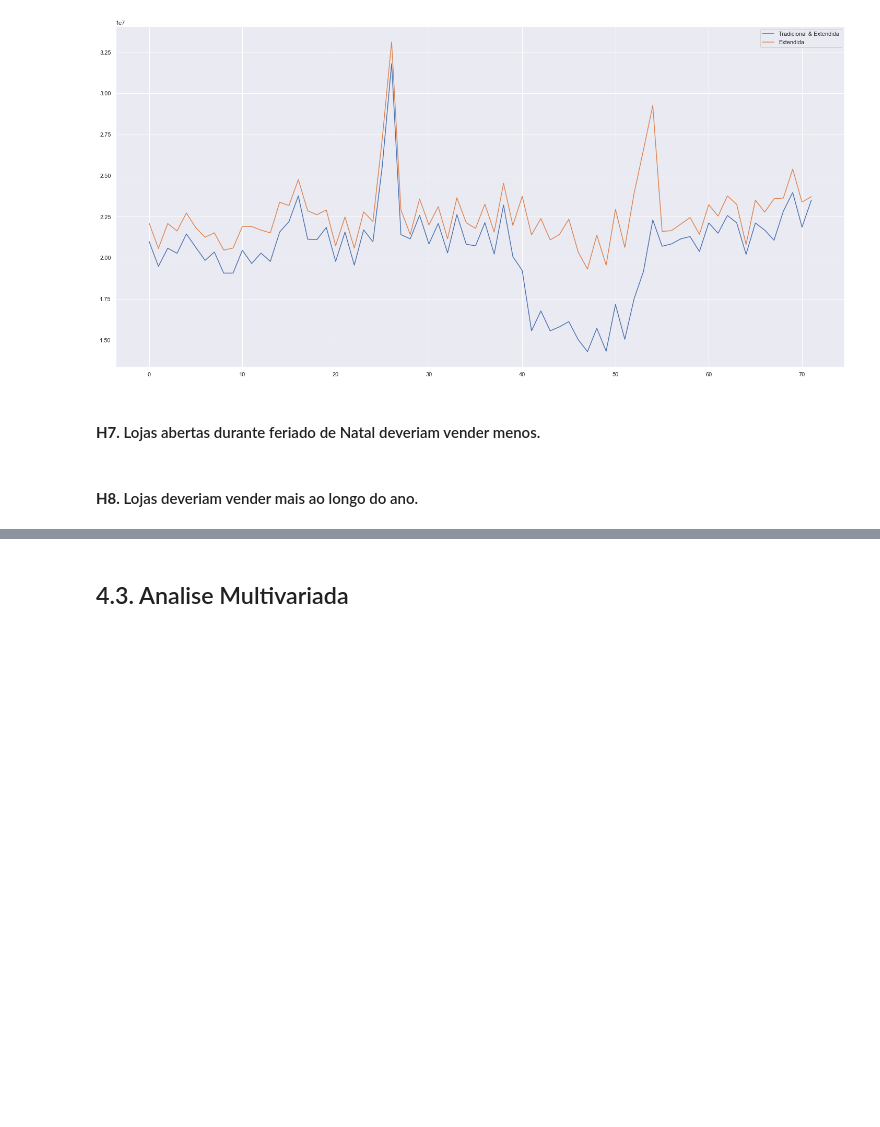
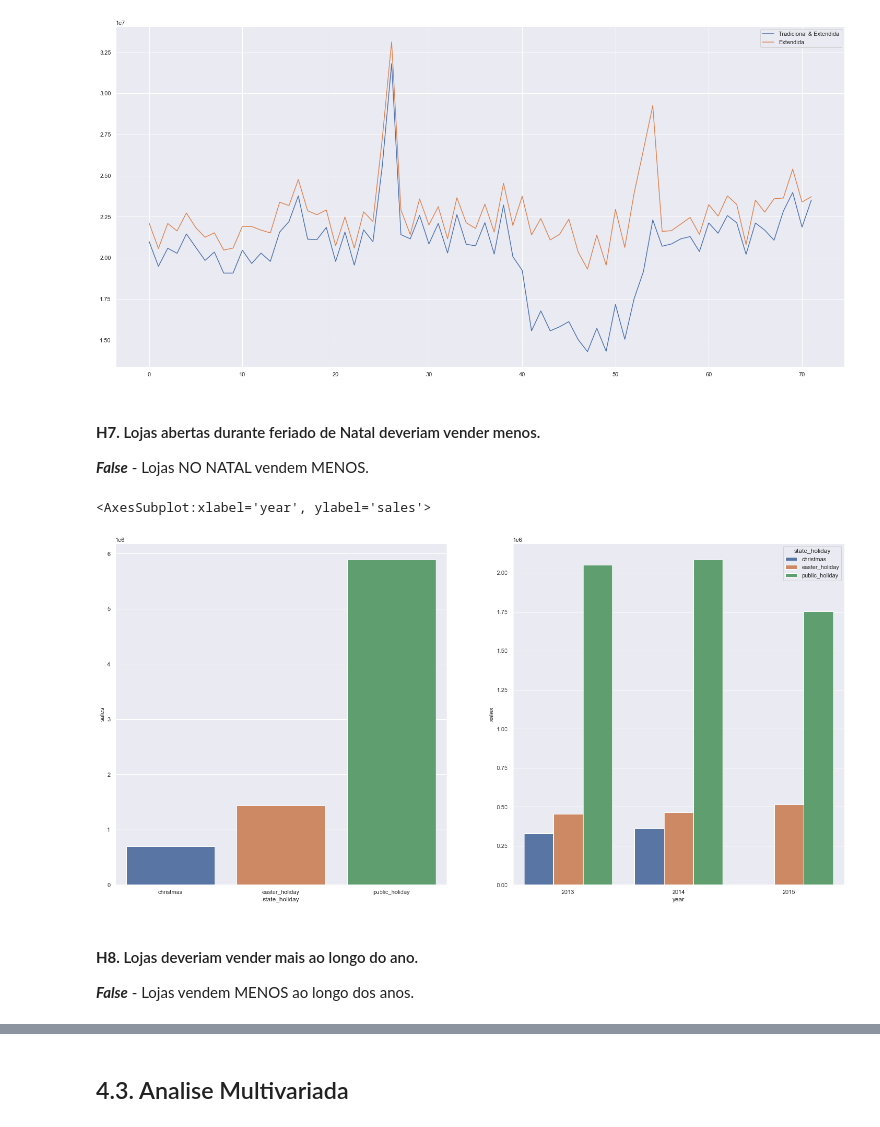
Before and after one commit to PedrosaFelipe/DS-Producao, a Jupyter notebook: Store_Sales_Prediction.ipynb, the cells around one changed output, grey strips where cells are left out. Saved outputs shown, nothing was run; the diff lists cells and outputs as text; code cells hidden in the pictures; blank space fills up the shorter version.

```diff
--- a/Store_Sales_Prediction.ipynb
+++ b/Store_Sales_Prediction.ipynb
@@ -667,5 +667,19 @@ ax.legend(labels=['Tradicional & Extendida','Extendida'])
 [figure]
 # %% [markdown]
 #### **H7.** Lojas abertas durante feriado de Natal deveriam vender menos.
+***False*** -  Lojas NO NATAL vendem MENOS.
+# %%
+plt.subplot(1,2,1)
+aux = df4[df4['state_holiday'] != 'regular_day']
+aux1 = aux[['state_holiday','sales']].groupby('state_holiday').sum().reset_index()
+sns.barplot(x = 'state_holiday',y = 'sales', data = aux1)
+
+plt.subplot(1,2,2)
+aux2 = aux[['year', 'state_holiday','sales']].groupby(['year', 'state_holiday']).sum().reset_index()
+sns.barplot(x = 'year',y = 'sales',hue='state_holiday', data = aux2)
+# %% [output]
+<AxesSubplot:xlabel='year', ylabel='sales'>
+[figure, added]
 # %% [markdown]
 #### **H8.** Lojas deveriam vender mais ao longo do ano.
+***False*** -  Lojas vendem MENOS ao longo dos anos.
```
Also changed, not shown: parts of 21 cells of this notebook.
